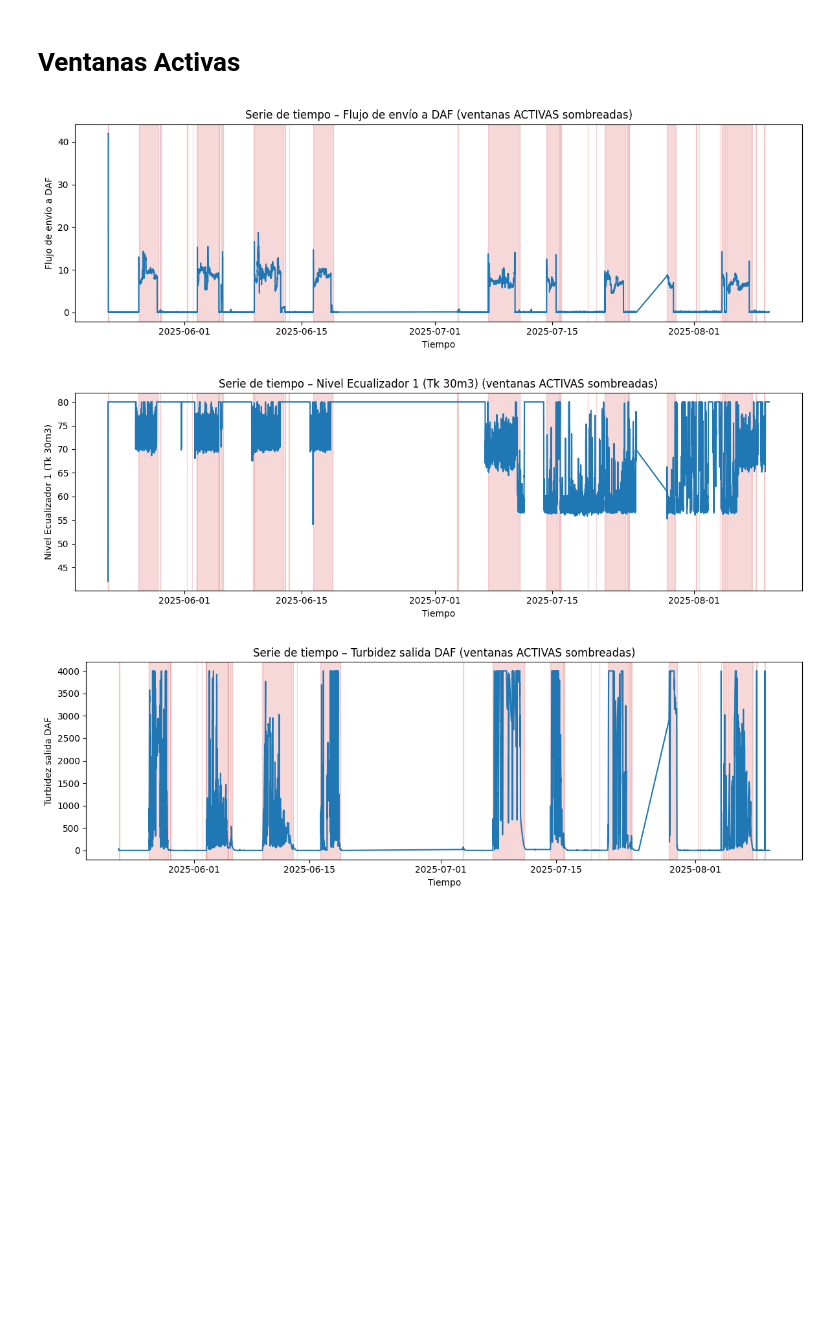
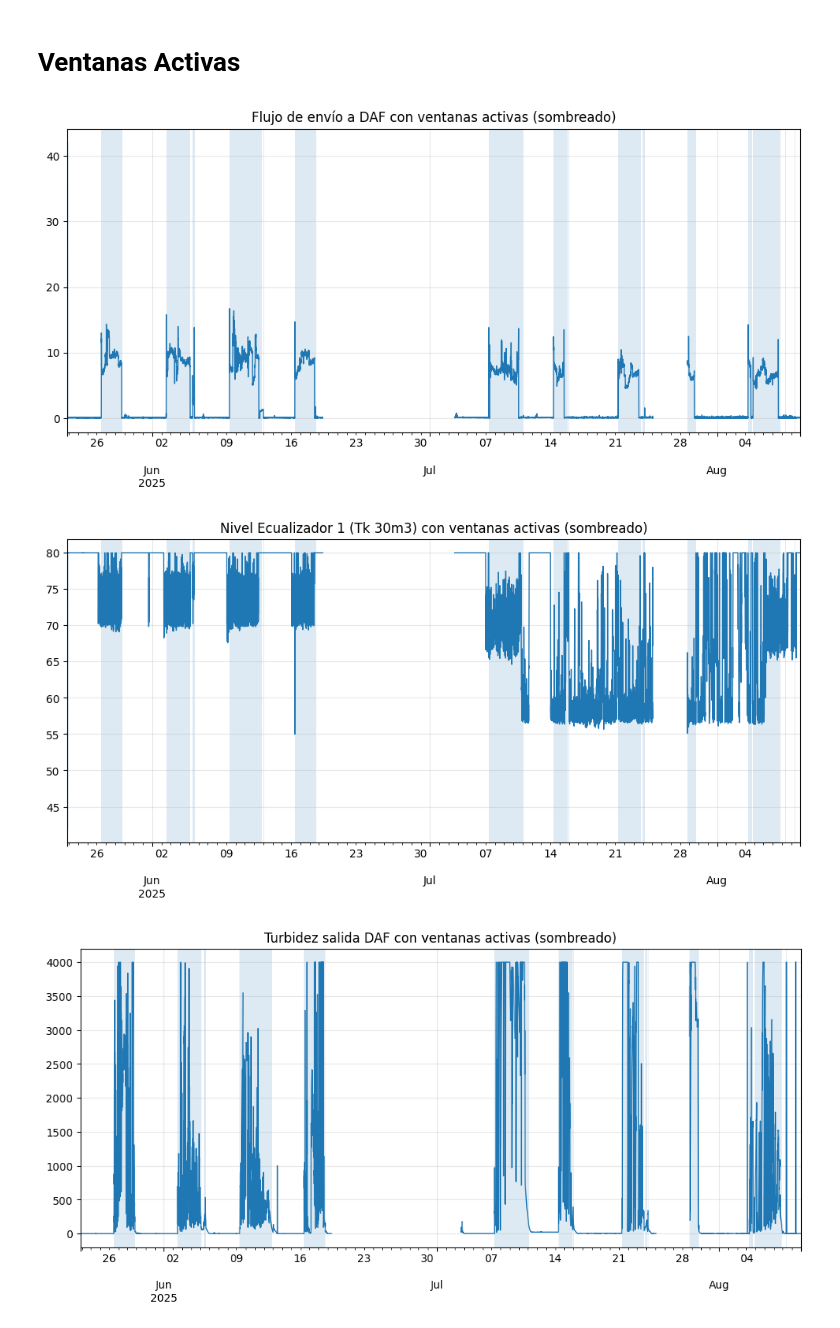
Before and after one commit to fchiapped/Proyecto-Grado, a Jupyter notebook: Pre-Procesamiento/planta1.ipynb, the cells around one changed output. Drawn from its saved outputs; the diff is of its cells as text; code cells hidden in the pictures; blank space fills up the shorter version.

```diff
--- a/Pre-Procesamiento/planta1.ipynb
+++ b/Pre-Procesamiento/planta1.ipynb
@@ -9,11 +8,8 @@ import funciones_pre_procesamiento as funciones
 # %% [markdown]
 # Limpieza
 # %%
-desc_1 = os.path.join('../Proyecto Herramienta para monitoreo de la calidad de datos/2. Datos/planta_1/planta_1_descripcion.csv')
-desc_planta_1 = pd.read_csv(desc_1)
-
-df_planta_1 = os.path.join('../Proyecto Herramienta para monitoreo de la calidad de datos/2. Datos/planta_1/planta_1_datos.csv')
-df_planta_1 = pd.read_csv(df_planta_1)
+desc_planta_1 = pd.read_csv('../Proyecto Herramienta para monitoreo de la calidad de datos/2. Datos/planta_1/planta_1_descripcion.csv')
+df_planta_1 = pd.read_csv('../Proyecto Herramienta para monitoreo de la calidad de datos/2. Datos/planta_1/planta_1_datos.csv')
 # %%
 df_planta_1.info()
 desc_planta_1
@@ -108,9 +92,9 @@ funciones.plot_corr(df_planta_1)
 # %% [output]
 [figure]
 # %%
+# Plot 4 Gráficos por Columna
 num_cols = df_planta_1.select_dtypes(include=[np.number]).columns
 for col in num_cols:
-    wmin, wmax, cmin, cmax = funciones.get_limits(desc_planta_1, col)
-    print(f'Graficando {col} (límites: wmin={wmin}, wmax={wmax}, cmin={cmin}, cmax={cmax})')
-    funciones.plot_all(df_planta_1, col, warning_min=wmin, warning_max=wmax, critical_min=cmin, critical_max=cmax)
+    print(f'Graficando {col} (se agregan límites si existen)')
+    plot_all(df_planta_1, col, desc_df=desc_planta_1)
 # %% [output]
@@ -214,27 +143,37 @@ res
 # %% [markdown]
 # Ventanas Activas
-# %%
-df_planta_1["date_time"] = pd.to_datetime(df_planta_1["date_time"])
-
-# Reglas de activación (OR entre reglas)
-rules = {
-    "Flujo de envío a DAF": {"op": ">", "thr": 2},
-    "Turbidez salida DAF": {"op": ">", "thr": 100},
-    "Nivel Ecualizador 2 (Tk 250m3)": {"op": "diff>", "thr": 1.0},  # movimiento
-}
-
-flag = funciones.build_active_flag(df_planta_1, "date_time", rules, smooth_window=30, min_block_len=30)
-
-blocks_activos = funciones.blocks_from_flag(df_planta_1, "date_time", flag)
-
-# Ver rápidamente si marca bien en 3 variables clave:
-for col in [
-    "Flujo de envío a DAF",
-    "Nivel Ecualizador 1 (Tk 30m3)",
-    "Turbidez salida DAF",
-]:
-    funciones.plot_with_active_blocks(df_planta_1, "date_time", col, blocks_activos, resample="5min")
-# %% [output]
-[figure, removed]
-[figure, removed]
-[figure, removed]
+# %%
+# Ventanas Activas
+df = df_planta_1.copy()
+df["date_time"] = pd.to_datetime(df["date_time"])
+
+# Reglas de activación (OR entre reglas)
+rules = {
+    "Flujo de envío a DAF": {"op": ">", "thr": 2},
+    "Turbidez salida DAF": {"op": ">", "thr": 100},
+    "Nivel Ecualizador 2 (Tk 250m3)": {"op": "diff>", "thr": 1.0},  # movimiento
+}
+
+# Flag estable (closing + merge de gaps) y bloques
+flag = build_active_flag(
+    df, "date_time", rules,
+    smooth_window=30,
+    min_block_len=30,
+    close_window=9,       # tapa microcortes ~9'
+    max_gap_minutes=25,   # funde tramos separados por <=25'
+    edge_buffer=3         # opcional: expande 3' por lado
+)
+
+blocks_activos = blocks_from_flag(df, "date_time", flag)
+
+# Ver rápidamente si marca bien en 3 variables clave:
+for col in [
+    "Flujo de envío a DAF",
+    "Nivel Ecualizador 1 (Tk 30m3)",
+    "Turbidez salida DAF",
+]:
+    plot_with_active_blocks(df, "date_time", col, blocks_activos, resample="5min")
+# %% [output]
+[figure, added]
+[figure, added]
+[figure, added]
```
Also changed, not shown: parts of 16 cells of this notebook, 10 other files.
